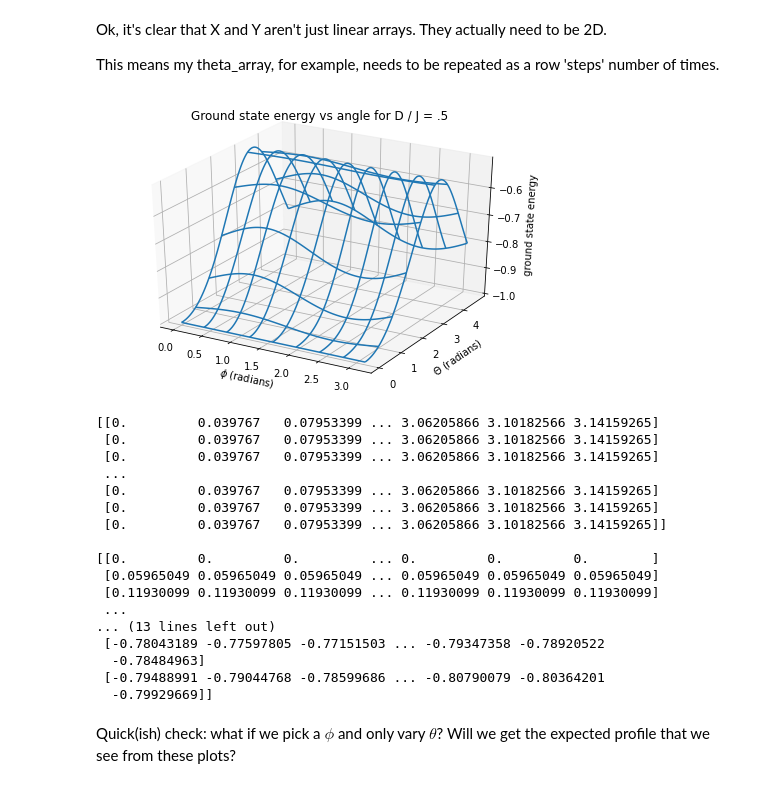
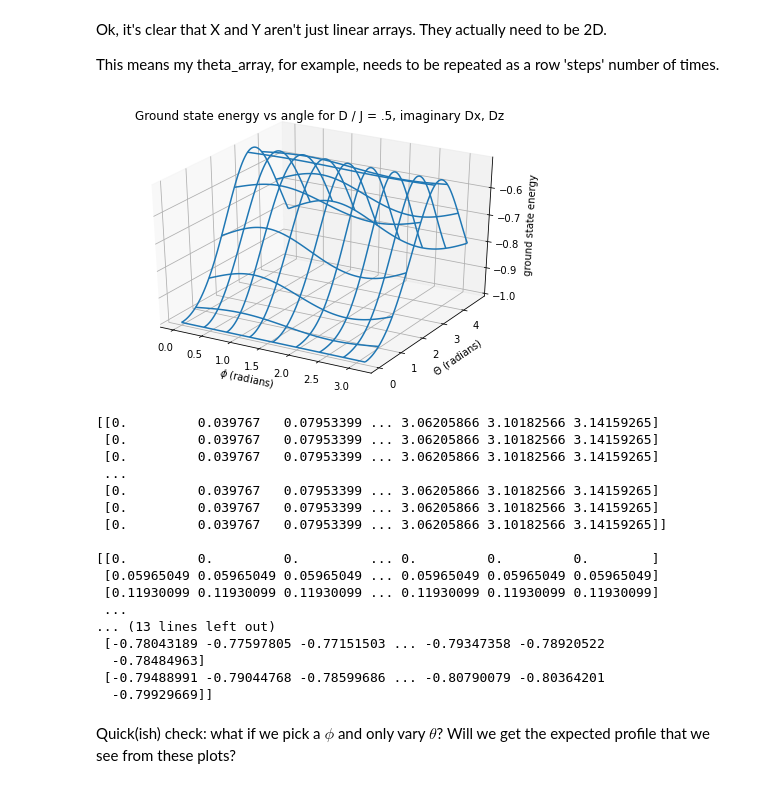
Before and after one commit to wesroberts/Computational-Project, a Jupyter notebook: DMI and Anisotropic Exchange.ipynb, the cells around one changed output. Cells and saved outputs as stored; diff of their text form; code cells hidden in the pictures.

```diff
--- a/DMI and Anisotropic Exchange.ipynb
+++ b/DMI and Anisotropic Exchange.ipynb
@@ -920,35 +920,35 @@ for i in range(steps):
 
 #ground_array = ground_array.transpose()
 #theta_array2 = theta_array2.transpose()
 phi_array2 = phi_array2.transpose()        # This transpose is what I needed to make the axes make sense!
 
 
 fig = pyplot.figure()
 ax = Axes3D(fig)
 ax.set_xlabel('$\phi$ (radians)')
 ax.set_ylabel('$\Theta$ (radians)')
 ax.set_zlabel('ground state energy')
-ax.set_title('Ground state energy vs angle for D / J = .5')
+ax.set_title('Ground state energy vs angle for D / J = .5, imaginary Dx, Dz')
 ax.plot_wireframe(theta_array2, phi_array2, ground_array, rstride=10, cstride=10)
 
 
 pyplot.show()
 
 
 
 
 print(theta_array2)
 print()
 print(phi_array2)
 #print()
 #print(phi_array)
 print()
 print(ground_array)
 
 
 # check that at theta = 0, we should have a flat line at some value because there's no phi dependence.
 # %% [output]
-[figure, old version]
+[figure, new version]
 [[0.         0.039767   0.07953399 ... 3.06205866 3.10182566 3.14159265]
  [0.         0.039767   0.07953399 ... 3.06205866 3.10182566 3.14159265]
  [0.         0.039767   0.07953399 ... 3.06205866 3.10182566 3.14159265]
```
Also changed, not shown: parts of 7 cells of this notebook.
